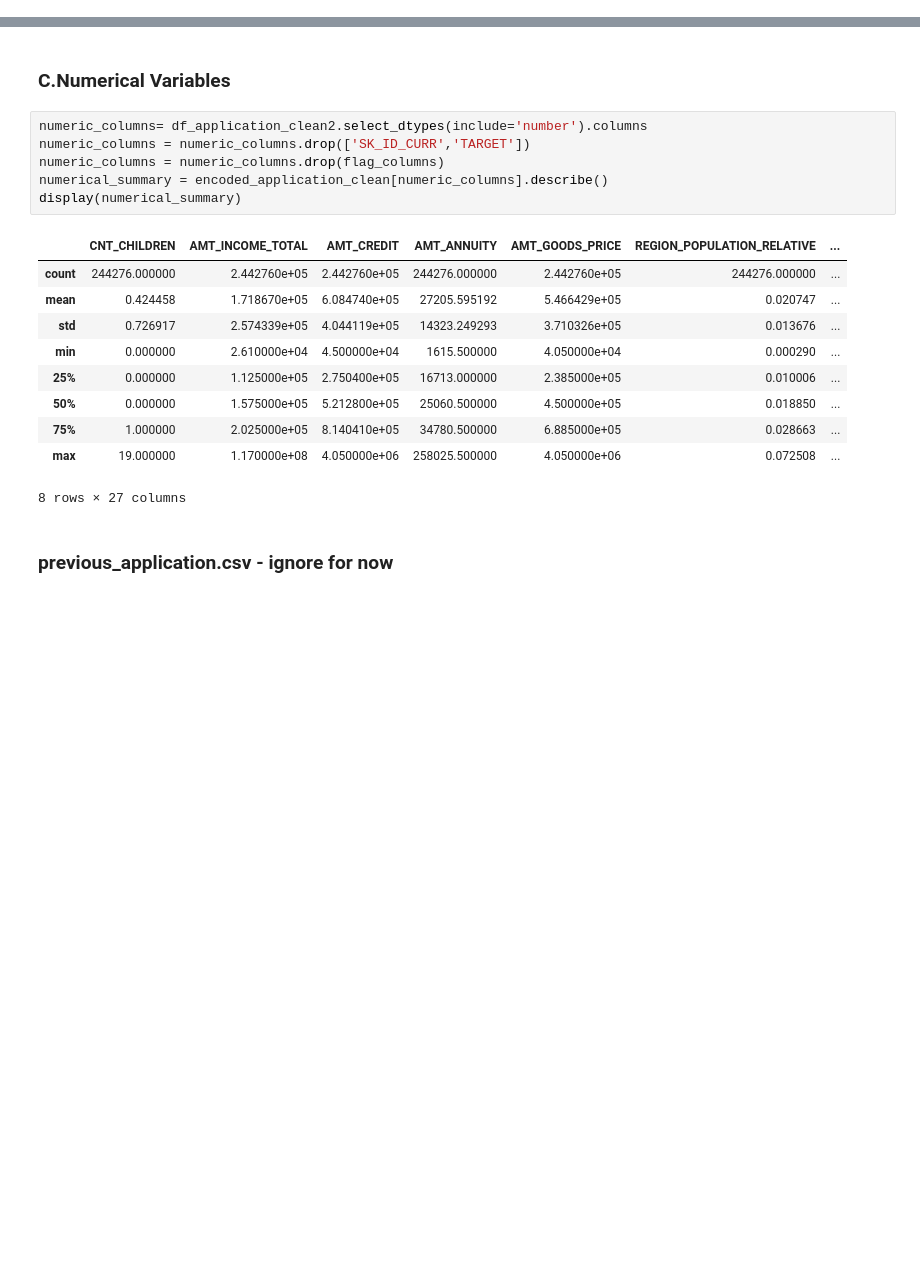
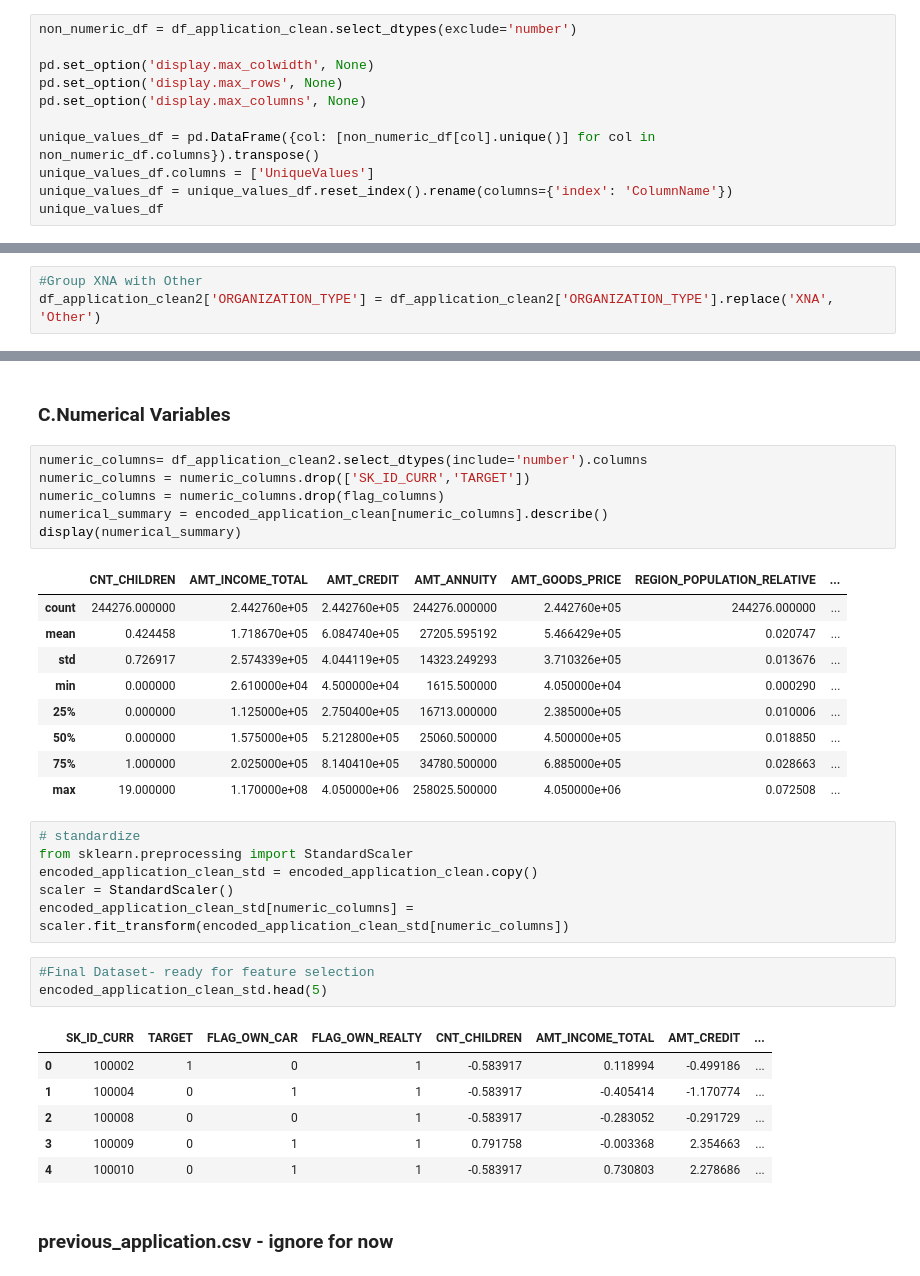
Before and after one commit to wildestdream33/Credit-Risk-Project, a Jupyter notebook: 545_Final_Project.ipynb, the cells around one changed output, grey strips where cells are left out. Drawn from its saved outputs; the diff is of its cells as text; blank space fills up the shorter version.

Commit message:
data cleaning

```diff
--- a/545_Final_Project.ipynb
+++ b/545_Final_Project.ipynb
@@ -185,0 +121,11 @@ dtype: int64
+# %%
+non_numeric_df = df_application_clean.select_dtypes(exclude='number')
+
+pd.set_option('display.max_colwidth', None)
+pd.set_option('display.max_rows', None)
+pd.set_option('display.max_columns', None)
+
+unique_values_df = pd.DataFrame({col: [non_numeric_df[col].unique()] for col in non_numeric_df.columns}).transpose()
+unique_values_df.columns = ['UniqueValues']
+unique_values_df = unique_values_df.reset_index().rename(columns={'index': 'ColumnName'})
+unique_values_df
@@ -214,2 +190,5 @@ dtype: int64
+# %%
+#Group XNA with Other
+df_application_clean2['ORGANIZATION_TYPE'] = df_application_clean2['ORGANIZATION_TYPE'].replace('XNA', 'Other')
 # %%
 check = df_application_clean2[['SK_ID_CURR','TARGET','ORGANIZATION_TYPE']].groupby(['ORGANIZATION_TYPE','TARGET']).count()
@@ -253,7 +229,22 @@ display(numerical_summary)
 | 50% | 0.000000 | 1.575000e+05 | 5.212800e+05 | 25060.500000 | 4.500000e+05 | 0.018850 | ... |
 | 75% | 1.000000 | 2.025000e+05 | 8.140410e+05 | 34780.500000 | 6.885000e+05 | 0.028663 | ... |
 | max | 19.000000 | 1.170000e+08 | 4.050000e+06 | 258025.500000 | 4.050000e+06 | 0.072508 | ... |
-8 rows × 27 columns
+# %%
+# standardize
+from sklearn.preprocessing import StandardScaler
+encoded_application_clean_std = encoded_application_clean.copy()
+scaler = StandardScaler()
+encoded_application_clean_std[numeric_columns] = scaler.fit_transform(encoded_application_clean_std[numeric_columns])
+# %%
+#Final Dataset- ready for feature selection
+encoded_application_clean_std.head(5)
+# %% [output]
+|  | SK_ID_CURR | TARGET | FLAG_OWN_CAR | FLAG_OWN_REALTY | CNT_CHILDREN | AMT_INCOME_TOTAL | AMT_CREDIT | ... |
+| 0 | 100002 | 1 | 0 | 1 | -0.583917 | 0.118994 | -0.499186 | ... |
+| 1 | 100004 | 0 | 1 | 1 | -0.583917 | -0.405414 | -1.170774 | ... |
+| 2 | 100008 | 0 | 0 | 1 | -0.583917 | -0.283052 | -0.291729 | ... |
+| 3 | 100009 | 0 | 1 | 1 | 0.791758 | -0.003368 | 2.354663 | ... |
+| 4 | 100010 | 0 | 1 | 1 | -0.583917 | 0.730803 | 2.278686 | ... |
 # %% [markdown]
 ### previous_application.csv - ignore for now
 # %%
```
Also changed, not shown: parts of 17 cells of this notebook.
